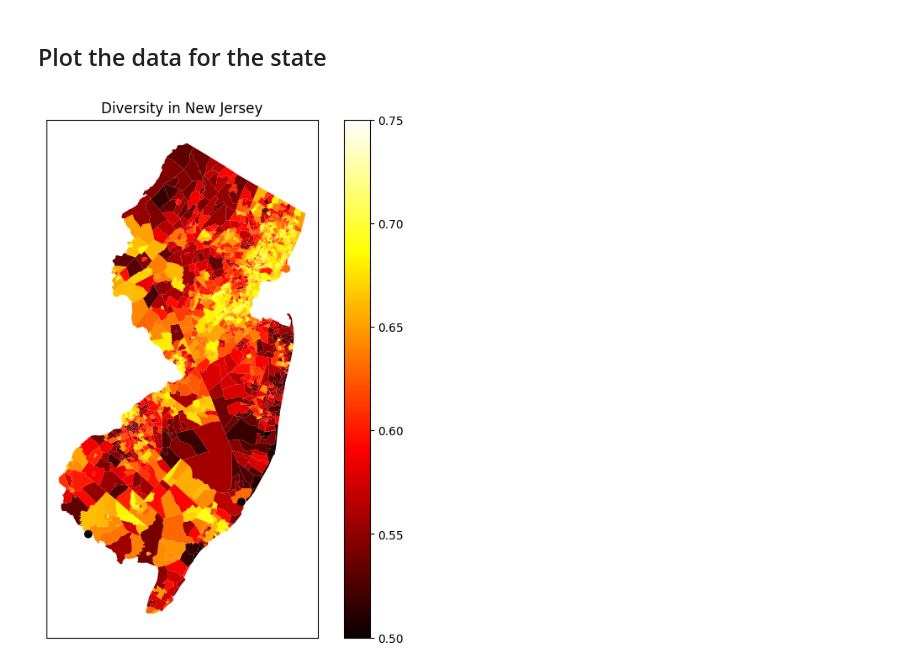
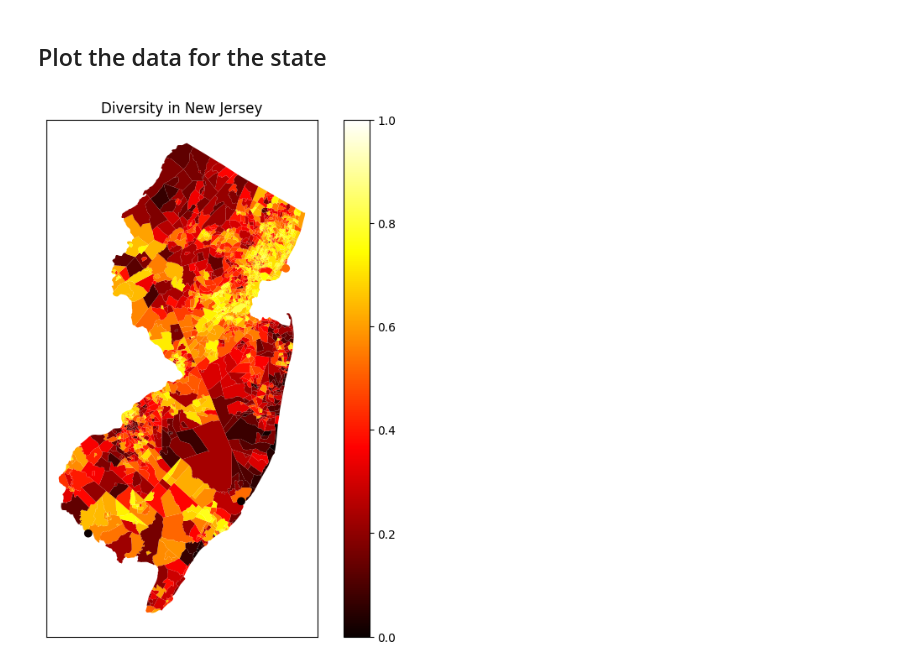
Before and after one commit to censusdis/censusdis, a Jupyter notebook: notebooks/ACS Demo.ipynb, the cells around one changed output. Cells and saved outputs as stored; diff of their text form; code cells hidden in the pictures.

```diff
--- a/notebooks/ACS Demo.ipynb
+++ b/notebooks/ACS Demo.ipynb
@@ -41,13 +42,12 @@ fields, total_field, subtotal_fields, leaf_fields = cacs.metadata(YEAR, 5, GROUP
 # %% [markdown]
 ## Load the data and compute diversity and integration
 # %%
-df_acs5 = cacs.data(
-    STATE,
+df_acs5 = ced.download_detail(
+    "acs/acs5",
     YEAR,
-    5,
-    "block group",
-    [total_field] + leaf_fields,
-    key=CENSUS_API_KEY,
+    leaf_fields,
+    state=STATE,
+    block_group="*",
 )
 # %%
 df_di = dis.di(
@@ -99,25 +99,25 @@ gdf_di = clip_to_states(gdf_di, gdf_state)
 # %%
 import matplotlib.pyplot as plt
 
 plt.rcParams["figure.figsize"] = (8, 8)
 
 ax = gdf_di.plot(
     "diversity",
     cmap="hot",
     # edgecolor="black",
     legend=True,
-    vmin=0.5,
-    vmax=0.75,
+    vmin=0.0,
+    vmax=1.0,
 )
 
 ax.set_title(f"Diversity in {censusdis.states.STATE_NAMES_FROM_IDS[STATE]}")
 
 ax.tick_params(
     left=False,
     right=False,
     bottom=False,
     labelleft=False,
     labelbottom=False,
 )
 # %% [output]
-[figure, old version]
+[figure, new version]
```
Also changed, not shown: parts of 2 cells of this notebook, 3 other files.
